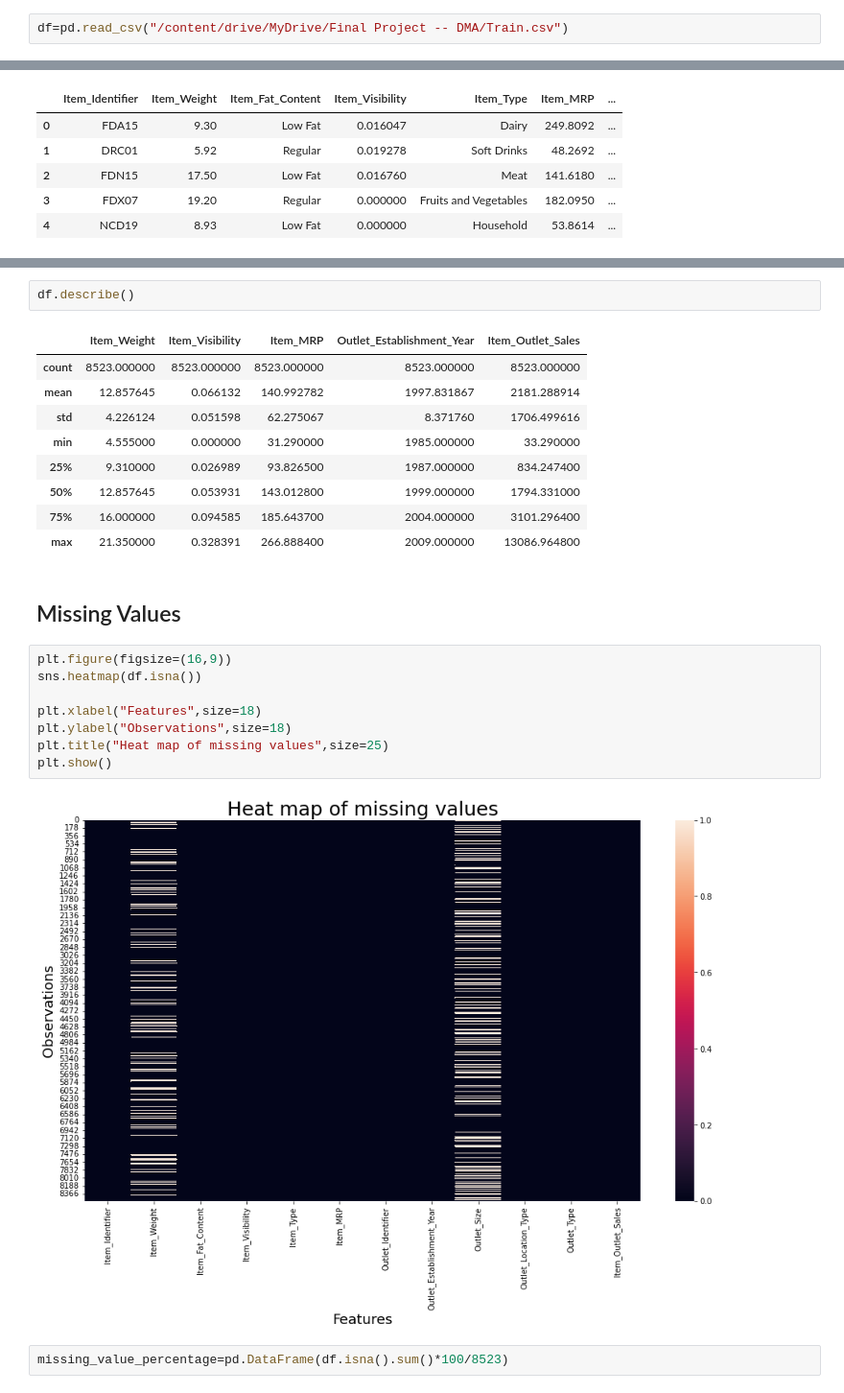
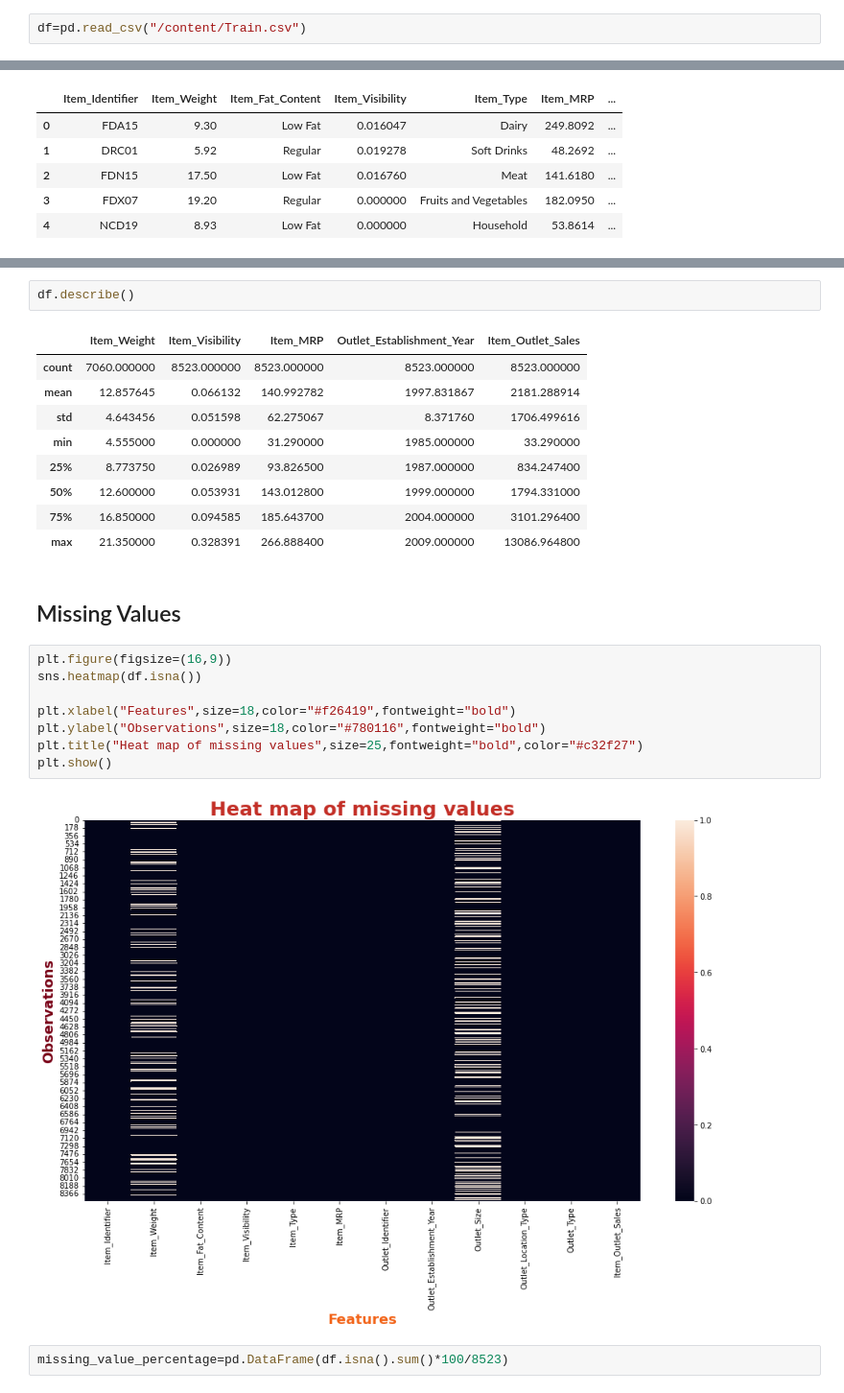
Before and after one commit to koushik2299/Item-Store-Sale-Prediction-, a Jupyter notebook: EDA.ipynb, the cells around one changed output, grey strips where cells are left out. Shown at 96% size. Drawn from its saved outputs; the diff is of its cells as text.

```diff
--- a/EDA.ipynb
+++ b/EDA.ipynb
@@ -8,4 +11,4 @@ import seaborn as sns
 # %%
-df=pd.read_csv("/content/drive/MyDrive/Final Project -- DMA/Train.csv")
+df=pd.read_csv("/content/Train.csv")
 # %% [markdown]
 # EDA
@@ -44,26 +74,26 @@ df.head()
 df.describe()
 # %% [output]
 |  | Item_Weight | Item_Visibility | Item_MRP | Outlet_Establishment_Year | Item_Outlet_Sales |
-| count | 8523.000000 | 8523.000000 | 8523.000000 | 8523.000000 | 8523.000000 |
+| count | 7060.000000 | 8523.000000 | 8523.000000 | 8523.000000 | 8523.000000 |
 | mean | 12.857645 | 0.066132 | 140.992782 | 1997.831867 | 2181.288914 |
-| std | 4.226124 | 0.051598 | 62.275067 | 8.371760 | 1706.499616 |
+| std | 4.643456 | 0.051598 | 62.275067 | 8.371760 | 1706.499616 |
 | min | 4.555000 | 0.000000 | 31.290000 | 1985.000000 | 33.290000 |
-| 25% | 9.310000 | 0.026989 | 93.826500 | 1987.000000 | 834.247400 |
-| 50% | 12.857645 | 0.053931 | 143.012800 | 1999.000000 | 1794.331000 |
-| 75% | 16.000000 | 0.094585 | 185.643700 | 2004.000000 | 3101.296400 |
+| 25% | 8.773750 | 0.026989 | 93.826500 | 1987.000000 | 834.247400 |
+| 50% | 12.600000 | 0.053931 | 143.012800 | 1999.000000 | 1794.331000 |
+| 75% | 16.850000 | 0.094585 | 185.643700 | 2004.000000 | 3101.296400 |
 | max | 21.350000 | 0.328391 | 266.888400 | 2009.000000 | 13086.964800 |
 # %% [markdown]
 ## Missing Values
 # %%
 plt.figure(figsize=(16,9))
 sns.heatmap(df.isna())
 
-plt.xlabel("Features",size=18)
-plt.ylabel("Observations",size=18)
-plt.title("Heat map of missing values",size=25)
+plt.xlabel("Features",size=18,color="#f26419",fontweight="bold")
+plt.ylabel("Observations",size=18,color="#780116",fontweight="bold")
+plt.title("Heat map of missing values",size=25,fontweight="bold",color="#c32f27")
 plt.show()
 # %% [output]
-[figure, old version]
+[figure, new version]
 # %%
 missing_value_percentage=pd.DataFrame(df.isna().sum()*100/8523)
 # %%
```
Also changed, not shown: parts of 35 cells of this notebook.
